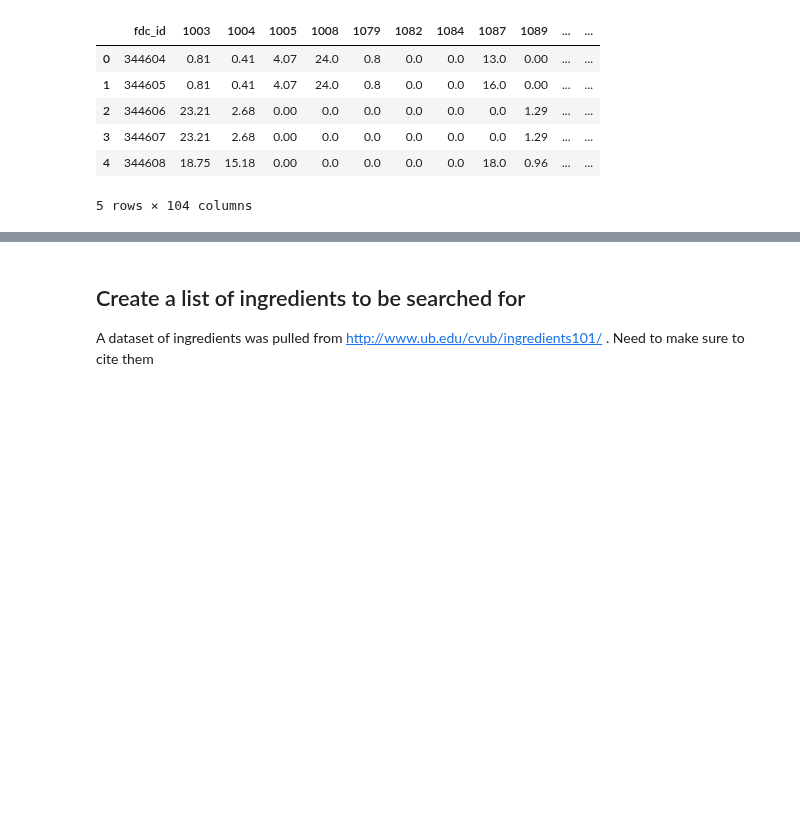
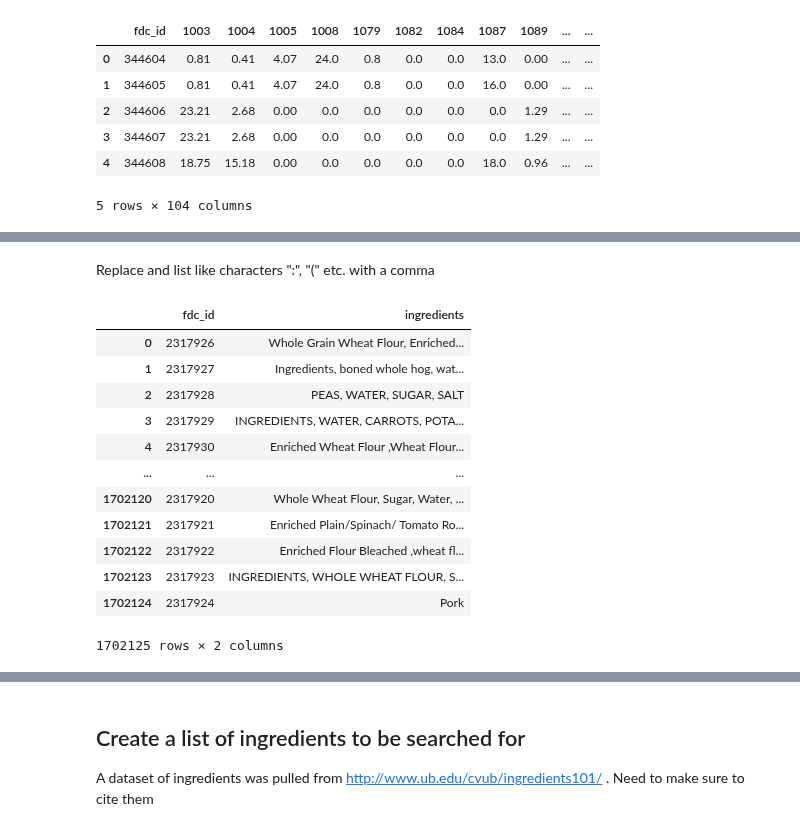
Before and after one commit to amoltkale/ai_chatbot_food_knowledge_graph, a Jupyter notebook: models/nutritional_analysis/food_data_central/1. Creating Food Nutrient Matrix.ipynb, the cells around one changed output, grey strips where cells are left out. Drawn from its saved outputs; the diff is of its cells as text; code cells hidden in the pictures; blank space fills up the shorter version.

```diff
--- a/models/nutritional_analysis/food_data_central/1. Creating Food Nutrient Matrix.ipynb
+++ b/models/nutritional_analysis/food_data_central/1. Creating Food Nutrient Matrix.ipynb
@@ -142,0 +155,23 @@ nutrient_df.head()
+# %% [markdown]
+Replace and list like characters ":", "(" etc. with a comma
+# %%
+ingredient_df['ingredients'] = ingredient_df['ingredients'].str.replace(':',',')
+ingredient_df['ingredients'] = ingredient_df['ingredients'].str.replace('(',',')
+ingredient_df['ingredients'] = ingredient_df['ingredients'].str.replace('[',',')
+ingredient_df['ingredients'] = ingredient_df['ingredients'].str.replace(')','')
+ingredient_df['ingredients'] = ingredient_df['ingredients'].str.replace(']','')
+ingredient_df
+# %% [output]
+|  | fdc_id | ingredients |
+| 0 | 2317926 | Whole Grain Wheat Flour, Enriched... |
+| 1 | 2317927 | Ingredients, boned whole hog, wat... |
+| 2 | 2317928 | PEAS, WATER, SUGAR, SALT |
+| 3 | 2317929 | INGREDIENTS, WATER, CARROTS, POTA... |
+| 4 | 2317930 | Enriched Wheat Flour ,Wheat Flour... |
+| ... | ... | ... |
+| 1702120 | 2317920 | Whole Wheat Flour, Sugar, Water, ... |
+| 1702121 | 2317921 | Enriched Plain/Spinach/ Tomato Ro... |
+| 1702122 | 2317922 | Enriched Flour Bleached ,wheat fl... |
+| 1702123 | 2317923 | INGREDIENTS, WHOLE WHEAT FLOUR, S... |
+| 1702124 | 2317924 | Pork |
+1702125 rows × 2 columns
```
Also changed, not shown: parts of 9 cells of this notebook.
